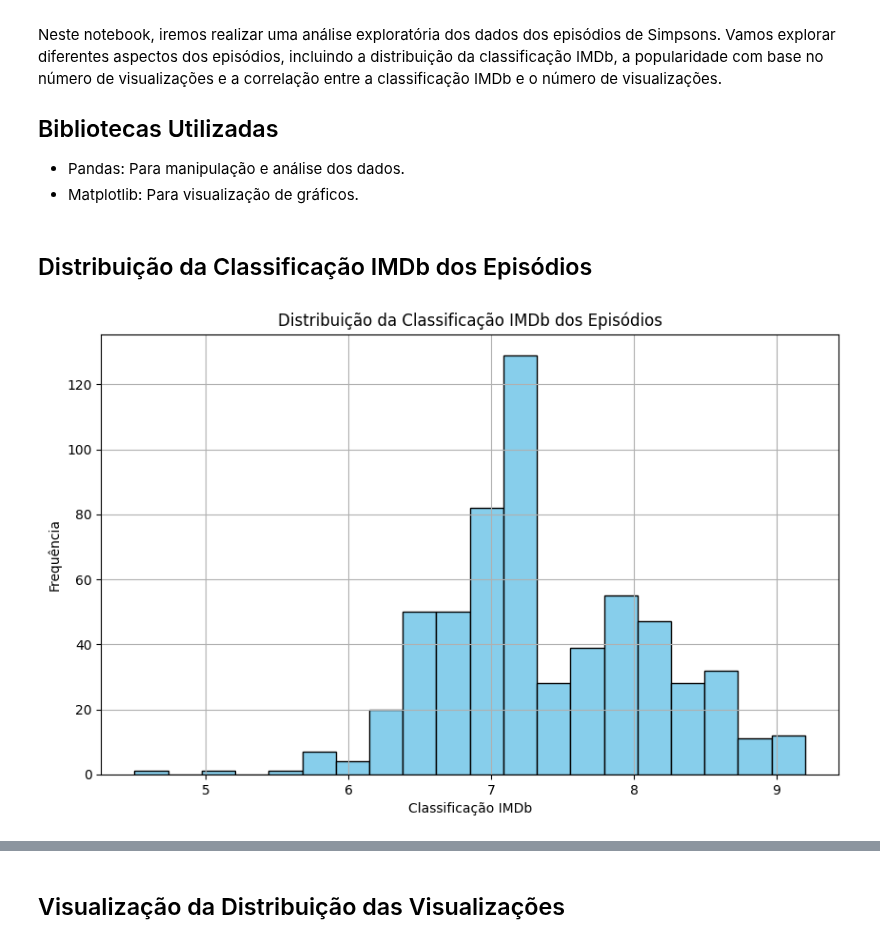
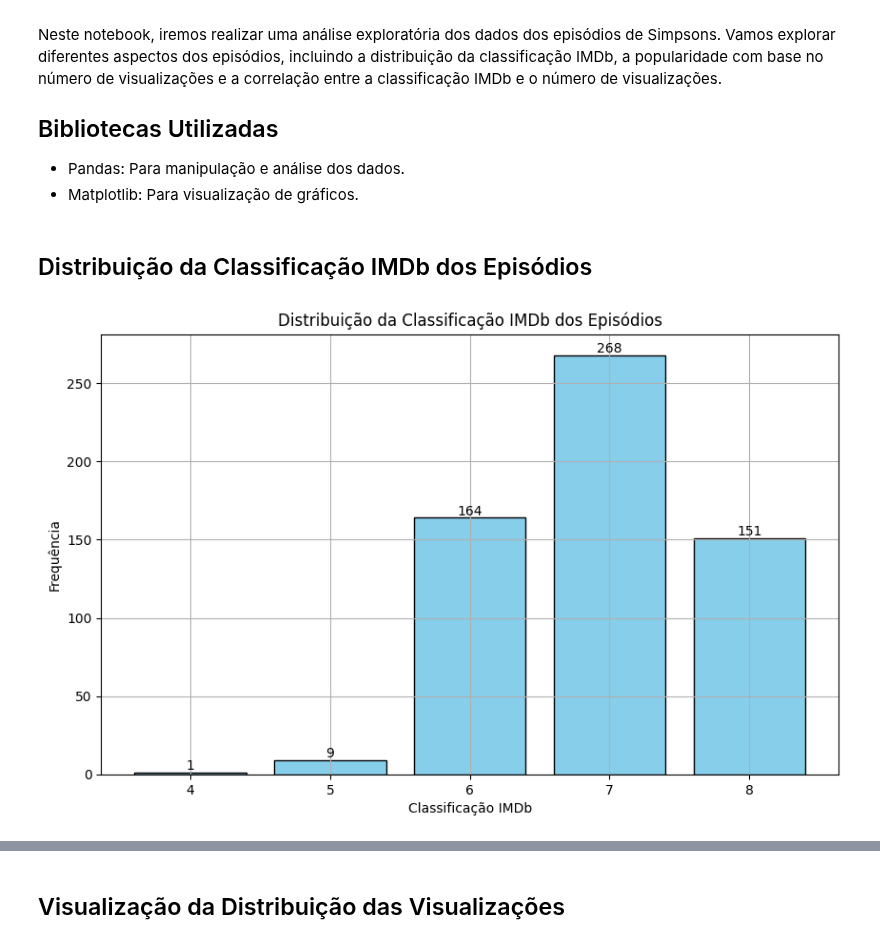
Before and after one commit to fernandogomesfg/springfield_simpsons_analise, a Jupyter notebook: simpsons_episodes_analysis.ipynb, the cells around one changed output, grey strips where cells are left out. Saved outputs shown, nothing was run; the diff lists cells and outputs as text; code cells hidden in the pictures.

Commit message:
chore: isualização da distribuição da classificação IMDb actualizada

```diff
--- a/simpsons_episodes_analysis.ipynb
+++ b/simpsons_episodes_analysis.ipynb
@@ -7,8 +7,6 @@ Neste notebook, iremos realizar uma análise exploratória dos dados dos episód
 ## Bibliotecas Utilizadas
 - Pandas: Para manipulação e análise dos dados.
 - Matplotlib: Para visualização de gráficos.
-# %% [markdown]
-## Distribuição da Classificação IMDb dos Episódios
 # %%
 # Importando as bibliotecas necessárias
 import pandas as pd
@@ -17,14 +15,21 @@ import matplotlib.pyplot as plt
 # Carregando o dataset
 file_path = 'data/simpsons_episodes.csv'
 simpsons_episodes = pd.read_csv(file_path)
+# %% [markdown]
+## Distribuição da Classificação IMDb dos Episódios
 # %%
 # Visualização da distribuição da classificação IMDb
 plt.figure(figsize=(10, 6))
-plt.hist(simpsons_episodes['imdb_rating'], bins=20, color='skyblue', edgecolor='black')
+plt.bar(bins[:-1], counts, color='skyblue', edgecolor='black', width=0.8)
 plt.title('Distribuição da Classificação IMDb dos Episódios')
 plt.xlabel('Classificação IMDb')
 plt.ylabel('Frequência')
 plt.grid(True)
+
+# Adicionando números acima das barras
+for i in range(len(counts)):
+    plt.text(bins[i], counts[i], str(int(counts[i])), ha='center', va='bottom')
+
 plt.show()
 # %% [output]
-[figure, old version]
+[figure, new version]
```
Also changed, not shown: parts of 2 cells of this notebook.
